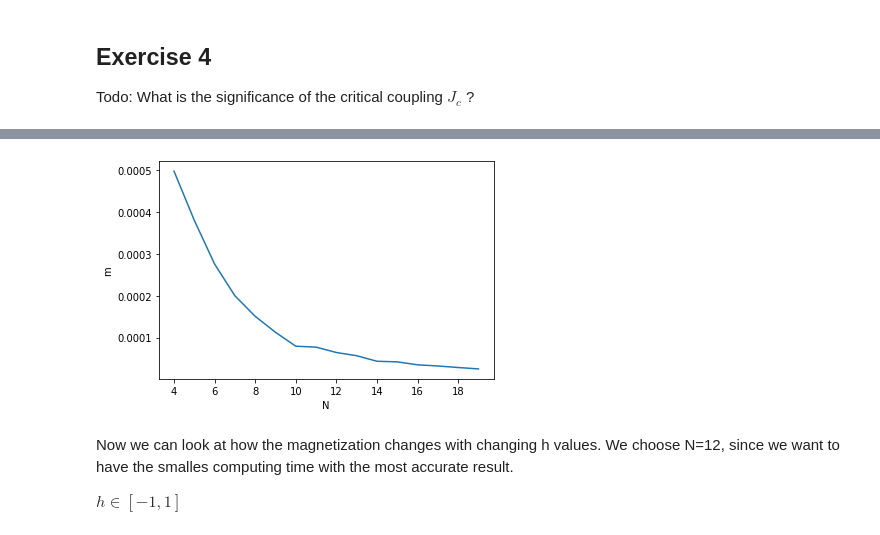
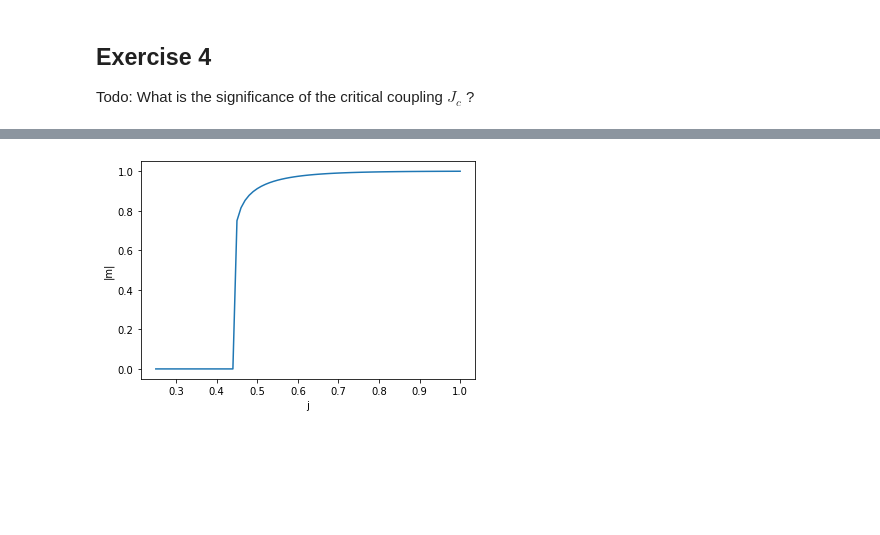
Before and after one commit to thomas-matt-block/physics760_Martin, a Jupyter notebook: Exercise 2/exercise2.ipynb, the cells around one changed output, grey strips where cells are left out. Cells and saved outputs as stored; diff of their text form; code cells hidden in the pictures; blank space fills up the shorter version.

```diff
--- a/Exercise 2/exercise2.ipynb
+++ b/Exercise 2/exercise2.ipynb
@@ -149,19 +233,20 @@ $N \in [4, 20]$
 # %%
-def plot_m_N_dependency(min_value, max_value, j, h, t, lamba, repeats):
-    n_array=np.arange(min_value, max_value, 1)
-    m_array=np.zeros(len(n_array))
-    for i in range(len(n_array)):
-        m_array[i]=mc_estimate(gen_spin_array(n_array[i]), j, h, t, lamba, repeats)
-    plt.plot(n_array, m_array)
-    plt.xlabel("N")
-    plt.ylabel("m")
-    plt.savefig("n_m_dependency.png")
+def mean_magnetization_analytical(j):
+    if j>0.440686793509772:
+        return ((1-(1/(math.sinh(2*j)**4)))**(1/8))
+    else:
+        return 0
 
-plot_m_N_dependency(4, 20, 1, 1, 1, 100, 100)
+def plot_mean_magnetization(N, h, t, lamba, repeats):
+    j_array=np.arange(0.25, 1.01, 0.01)
+    mean_magnetization_array=np.zeros(len(j_array))
+    for i in range(len(j_array)):
+        mean_magnetization_array[i]=mean_magnetization_analytical(j_array[i])
+    plt.plot(j_array, mean_magnetization_array)
+    plt.xlabel("j")
+    plt.ylabel("|m|")
+    plt.savefig("plot_mean_energy.png")
+
+plot_mean_magnetization(4, 1, 1, 1, 1)
 # %% [output]
-[figure, old version]
+[figure, new version]
-# %% [markdown]
-Now we can look at how the magnetization changes with changing h values.
-We choose N=12, since we want to have the smalles computing time with the most accurate result.
-
-$h \in [-1, 1]$
```
Also changed, not shown: parts of 11 cells of this notebook.
